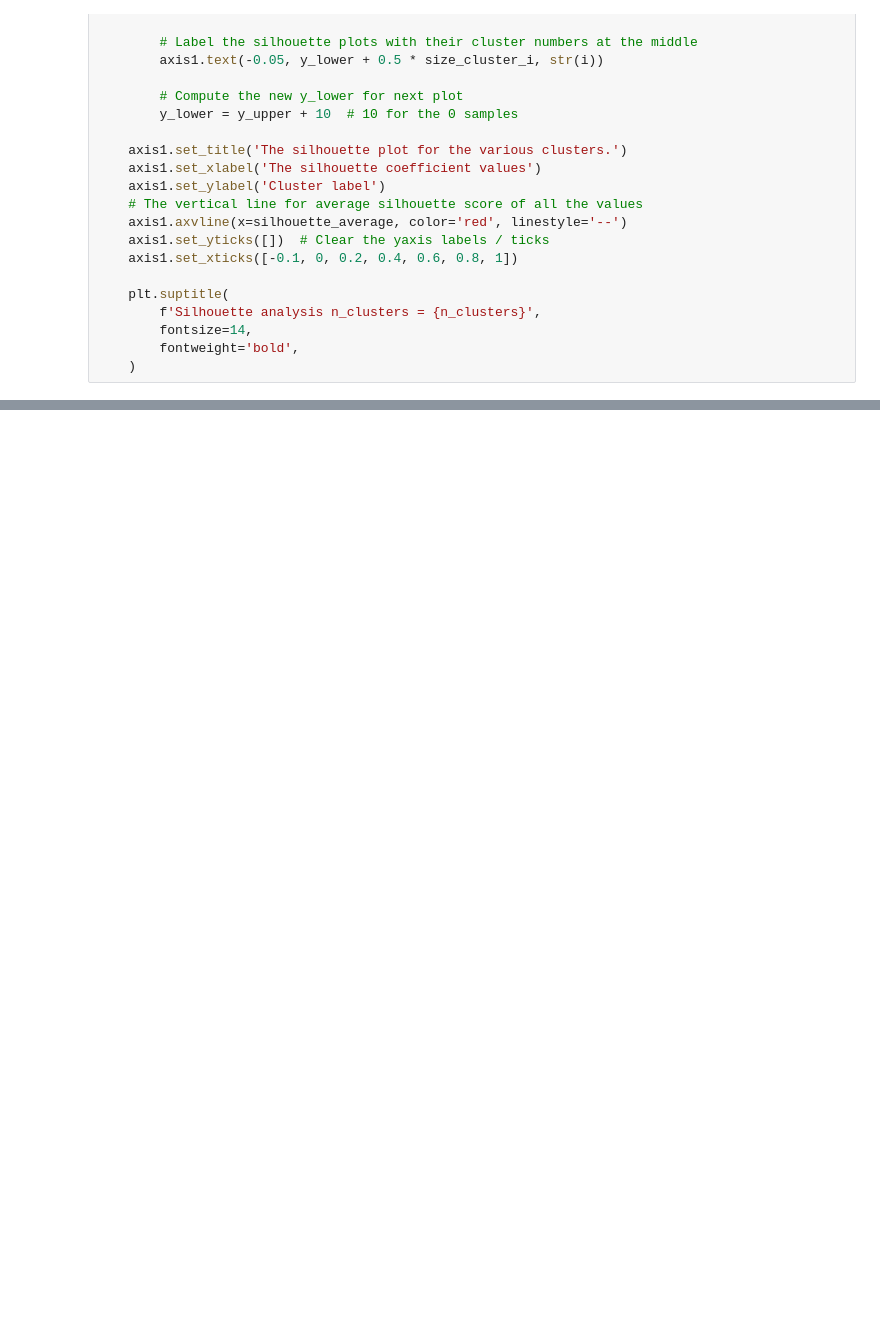
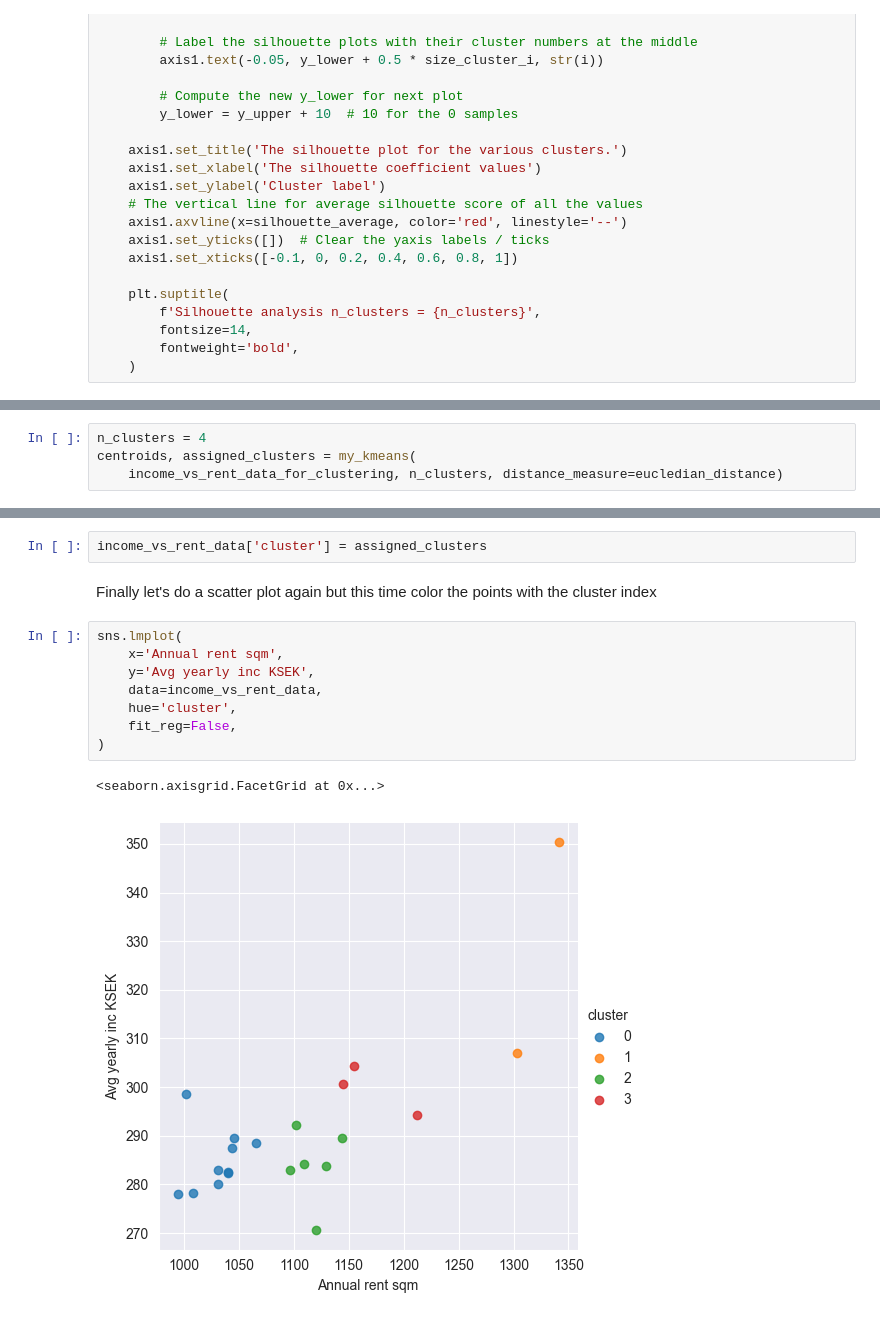
Before and after one commit to viktorparipas92/D0036E-labgroup-14, a Jupyter notebook: lab3/lab3_PV.ipynb, the cells around one changed output, grey strips where cells are left out. Drawn from its saved outputs; the diff is of its cells as text; blank space fills up the shorter version.

```diff
--- a/lab3/lab3_PV.ipynb
+++ b/lab3/lab3_PV.ipynb
@@ -597,0 +594,4 @@ for n_clusters in range(2, 8):
+# %%
+n_clusters = 4
+centroids, assigned_clusters = my_kmeans(
+    income_vs_rent_data_for_clustering, n_clusters, distance_measure=eucledian_distance)
@@ -597,0 +600,15 @@ for n_clusters in range(2, 8):
+# %%
+income_vs_rent_data['cluster'] = assigned_clusters
+# %% [markdown]
+Finally let's do a scatter plot again but this time color the points with the cluster index
+# %%
+sns.lmplot(
+    x='Annual rent sqm',
+    y='Avg yearly inc KSEK',
+    data=income_vs_rent_data,
+    hue='cluster',
+    fit_reg=False,
+)
+# %% [output]
+<seaborn.axisgrid.FacetGrid at 0x...>
+[figure, added]
```
Also changed, not shown: parts of 5 cells of this notebook.
